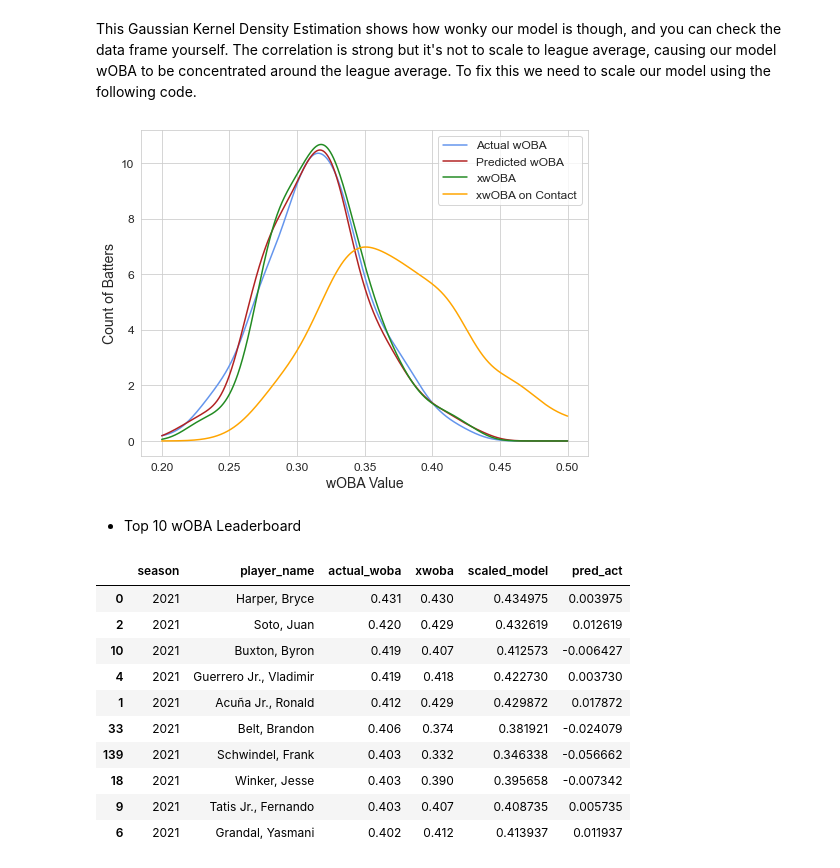
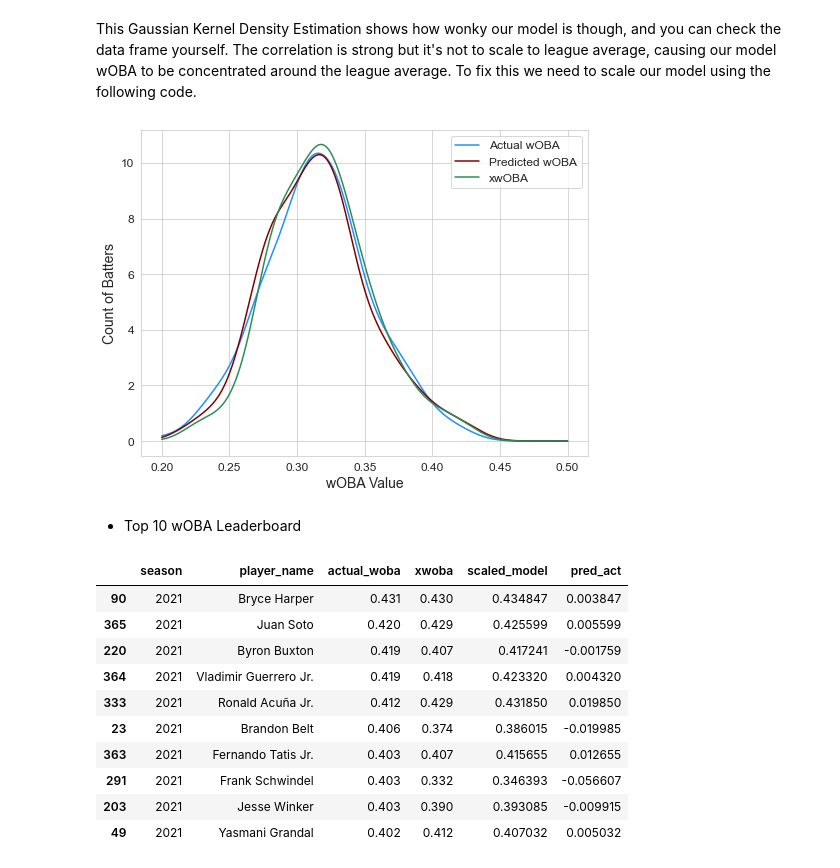
Before and after one commit to christopherjluke/wobaregressionmodel, a Jupyter notebook: wobaregressionmodel.ipynb, the cells around one changed output. Cells and saved outputs as stored; diff of their text form; code cells hidden in the pictures.

```diff
--- a/wobaregressionmodel.ipynb
+++ b/wobaregressionmodel.ipynb
@@ -18,8 +18,8 @@ import seaborn as sns; sns.set_style('whitegrid');
 import scipy.stats as stats
 import numpy as np
 # %%
-batter_df = pd.read_csv(r'../data/statcastbatter.csv')
-batter_df_2021 = pd.read_csv(r'../data/statcastbatter2021.csv')
+batter_df = pd.read_csv(r'/Users/christopherluke/Desktop/baseball/data/statcastbatter.csv')
+batter_df_2021 = pd.read_csv(r'/Users/christopherluke/Desktop/baseball/data/statcastbatter2021.csv')
 batter_df['player_name'] = [" ".join(n.split(", ")[::-1]) for n in batter_df['player_name']]
 batter_df_2021['player_name'] = [" ".join(n.split(", ")[::-1]) for n in batter_df_2021['player_name']]
 # %% [markdown]
@@ -49,7 +49,7 @@ from sklearn.model_selection import train_test_split
 from sklearn.linear_model import LinearRegression
 from sklearn.metrics import mean_absolute_error
 
-X = batter_df_copy[['woba', 'xwoba', 'xwobacon']].values
+X = batter_df_copy[['woba', 'xwoba', 'barrels_pa']].values
 y = batter_df_copy[['wOBA_Y1']].values
 
 # Split data into 80% training, 20% testing
@@ -79,7 +79,7 @@ Mean absolute error: 0.028648367343451143
 
 batter_2021_copy = batter_df_2021.copy()
 
-X = batter_2021_copy[['woba', 'xwoba', 'xwobacon']].values
+X = batter_2021_copy[['woba', 'xwoba', 'barrels_pa']].values
 y = batter_2021_copy[['woba']].values
 
 y_pred = lr.predict(X)
@@ -91,6 +91,6 @@ batter_2021_copy.loc[: ,['season', 'player_name', 'actual_woba', 'predicted_woba
 
 batter_2021_copy['pred_act'] = batter_2021_copy['predicted_woba'] - batter_2021_copy['actual_woba']
 batter_2021_copy.corr()[['predicted_woba']].sort_values(by='predicted_woba', ascending=False)
-sns.pairplot(batter_2021_copy[['actual_woba', 'xwoba', 'xwobacon', 'predicted_woba']], kind="reg")
+sns.pairplot(batter_2021_copy[['actual_woba', 'xwoba', 'barrels_pa', 'predicted_woba']], kind="reg")
 # %% [output]
 <seaborn.axisgrid.PairGrid at 0x...>
@@ -120,25 +118,24 @@ This Gaussian Kernel Density Estimation shows how wonky our model is though, and
 # %%
 league_woba_mean = batter_2021_copy['actual_woba'].mean()
 league_woba_std = batter_2021_copy['actual_woba'].std()
 batter_2021_copy['scaled_model'] = league_woba_mean + (batter_2021_copy['predicted_woba'] - batter_2021_copy['predicted_woba'].mean()) * (league_woba_std/batter_2021_copy['predicted_woba'].std())
 
 kde_woba = stats.gaussian_kde(batter_2021_copy['actual_woba'])
 kde_model = stats.gaussian_kde(batter_2021_copy['scaled_model'])
 kde_xwoba = stats.gaussian_kde(batter_2021_copy['xwoba'])
 kde_xwobacon = stats.gaussian_kde(batter_2021_copy['xwobacon'])
 x = np.linspace(0.20,0.50,1000)
 fig, ax = plt.subplots(figsize=(8,6))
-ax.plot(x, kde_woba(x), color="cornflowerblue", label='Actual wOBA')
-ax.plot(x, kde_model(x), color="firebrick", label='Predicted wOBA')
-ax.plot(x, kde_xwoba(x), color="forestgreen", label='xwOBA')
-ax.plot(x, kde_xwobacon(x), color="orange", label='xwOBA on Contact')
+ax.plot(x, kde_woba(x), color="dodgerblue", label='Actual wOBA')
+ax.plot(x, kde_model(x), color="maroon", label='Predicted wOBA')
+ax.plot(x, kde_xwoba(x), color="seagreen", label='xwOBA')
 plt.xlabel("wOBA Value",fontsize=14)
 plt.ylabel("Count of Batters", fontsize=14)
 plt.tick_params(labelsize=12)
 plt.legend(frameon=True, fontsize=12)
 plt.show()
 # %% [output]
-[figure, old version]
+[figure, new version]
 # %% [markdown]
 * Top 10 wOBA Leaderboard
 # %%
@@ -146,13 +143,13 @@ batter_2021_copy['pred_act'] = batter_2021_copy['scaled_model'] - batter_2021_co
 batter_2021_copy.loc[: ,['season', 'player_name', 'actual_woba', 'xwoba', 'scaled_model', 'pred_act']].sort_values('actual_woba', ascending=False).head(10)
 # %% [output]
 |  | season | player_name | actual_woba | xwoba | scaled_model | pred_act |
-| 0 | 2021 | Harper, Bryce | 0.431 | 0.430 | 0.434975 | 0.003975 |
-| 2 | 2021 | Soto, Juan | 0.420 | 0.429 | 0.432619 | 0.012619 |
-| 10 | 2021 | Buxton, Byron | 0.419 | 0.407 | 0.412573 | -0.006427 |
-| 4 | 2021 | Guerrero Jr., Vladimir | 0.419 | 0.418 | 0.422730 | 0.003730 |
-| 1 | 2021 | Acuña Jr., Ronald | 0.412 | 0.429 | 0.429872 | 0.017872 |
-| 33 | 2021 | Belt, Brandon | 0.406 | 0.374 | 0.381921 | -0.024079 |
-| 139 | 2021 | Schwindel, Frank | 0.403 | 0.332 | 0.346338 | -0.056662 |
-| 18 | 2021 | Winker, Jesse | 0.403 | 0.390 | 0.395658 | -0.007342 |
-| 9 | 2021 | Tatis Jr., Fernando | 0.403 | 0.407 | 0.408735 | 0.005735 |
-| 6 | 2021 | Grandal, Yasmani | 0.402 | 0.412 | 0.413937 | 0.011937 |
+| 90 | 2021 | Bryce Harper | 0.431 | 0.430 | 0.434847 | 0.003847 |
+| 365 | 2021 | Juan Soto | 0.420 | 0.429 | 0.425599 | 0.005599 |
+| 220 | 2021 | Byron Buxton | 0.419 | 0.407 | 0.417241 | -0.001759 |
+| 364 | 2021 | Vladimir Guerrero Jr. | 0.419 | 0.418 | 0.423320 | 0.004320 |
+| 333 | 2021 | Ronald Acuña Jr. | 0.412 | 0.429 | 0.431850 | 0.019850 |
+| 23 | 2021 | Brandon Belt | 0.406 | 0.374 | 0.386015 | -0.019985 |
+| 363 | 2021 | Fernando Tatis Jr. | 0.403 | 0.407 | 0.415655 | 0.012655 |
+| 291 | 2021 | Frank Schwindel | 0.403 | 0.332 | 0.346393 | -0.056607 |
+| 203 | 2021 | Jesse Winker | 0.403 | 0.390 | 0.393085 | -0.009915 |
+| 49 | 2021 | Yasmani Grandal | 0.402 | 0.412 | 0.407032 | 0.005032 |
```
Also changed, not shown: parts of 6 cells of this notebook.
